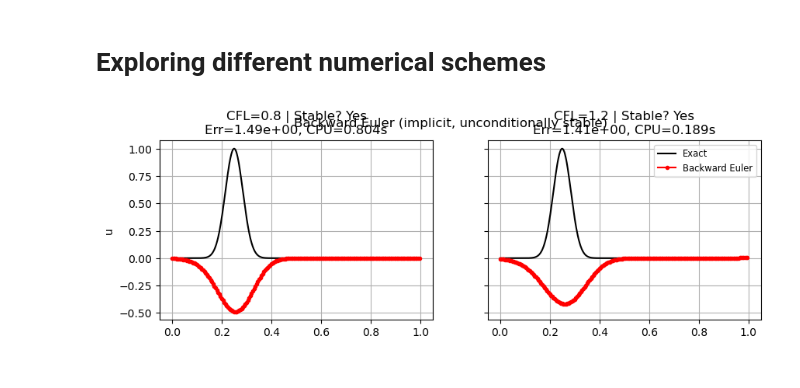
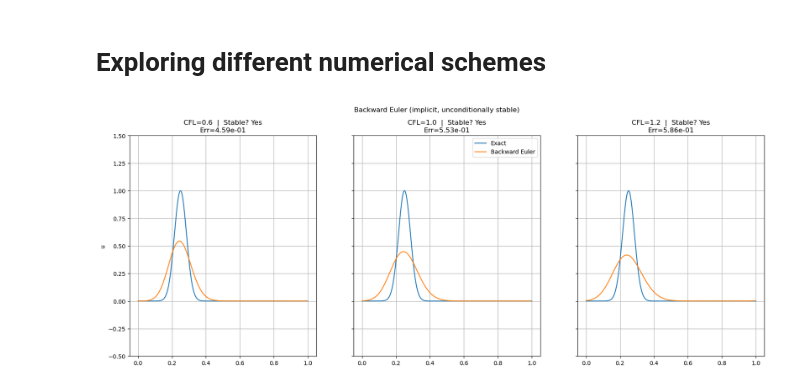
Before and after one commit to fredericstrand/INF205, a Jupyter notebook: project/explore.ipynb, the cells around one changed output. Saved outputs shown, nothing was run; the diff lists cells and outputs as text; code cells hidden in the pictures.

```diff
--- a/project/explore.ipynb
+++ b/project/explore.ipynb
@@ -1,54 +1,64 @@
 # %% [markdown]
 # Exploring different numerical schemes
 # %%
-# Cell 1: common imports & exact solution
 import numpy as np
 import matplotlib.pyplot as plt
 import time
+from scipy.sparse import diags
 
-a  = 1.0        # advection speed
-nx = 200        # grid points
-T  = 1.0        # final time
+a  = 1.0
+nx = 200
+T  = 1.0
 x  = np.linspace(0,1,nx,endpoint=False)
 def exact(a,T,x):
     return np.exp(-(((x - a*T)%1 - 0.25)/0.05)**2)
 
 t_ex = np.linspace(0,T,500)
 u_ex = exact(a,T,t_ex)
-CFLs = [0.8, 1.2]
+CFLs = [0.6, 1.0, 1.2]
 # %%
-# Cell 7: Backward Euler (implicit)
-def backward_euler(a,nx,cfl,T):
-    dx=1/nx; dt=cfl*dx/abs(a); nt=int(T/dt)
-    # Precompute matrix solve constants for u_t + a u_x=0 with centered flux:
+def backward_euler(a, x, cfl, T):
+    nx = x.size
+    dx = 1/nx
+    dt = cfl*dx/abs(a)
+    nt = int(T/dt)
+
     ν = a*dt/(2*dx)
-    # Tridiagonal:  u_j - ν*(u_{j+1}-u_{j-1}) = RHS
-    from scipy.sparse import diags
     N = nx
-    main = np.ones(N)
-    off  = np.full(N-1, -ν)
-    data = [off, main, ν*+np.zeros(N-1)]  # careful with signs
-    A    = diags([ν, main, -ν],[ -1,0,1 ], shape=(N,N)).tocsc()
-    # periodic:
-    A[0,-1] = -ν; A[-1,0] = ν
+    A = diags(
+        [
+            -ν*np.ones(N),
+             np.ones(N),
+             +ν*np.ones(N)
+        ],
+        offsets=[-1, 0, +1],
+        shape=(N, N),
+        format='lil'
+    )
+    A[0, -1] = -ν
+    A[-1, 0] = +ν
 
+    A = A.tocsc()
     u = np.exp(-((x-0.25)/0.05)**2)
+
     for _ in range(nt):
-        rhs = u.copy()
-        u = np.linalg.solve(A.toarray(), rhs)
+        u = np.linalg.solve(A.toarray(), u)
+
     return u
 
-fig,axes = plt.subplots(1,2,figsize=(10,3),sharey=True)
-for ax,cfl in zip(axes,CFLs):
-    t0=time.perf_counter(); u=backward_euler(a,nx,cfl,T); cpu=time.perf_counter()-t0
-    err=np.max(np.abs(u-exact(a,T,x)))
-    ax.plot(t_ex,u_ex,'k-',label='Exact')
-    ax.plot(x,u,'r.-',label='Backward Euler')
-    ax.set_title(f'CFL={cfl:.1f} | Stable? Yes\nErr={err:.2e}, CPU={cpu:.3f}s')
+fig, axes = plt.subplots(1, 3, figsize=(20, 7), sharey=True)
+for ax, cfl in zip(axes, CFLs):
+    u_num = backward_euler(a, x, cfl, T)
+    err = np.max(np.abs(u_num - exact(a, T, x)))
+
+    ax.plot(t_ex, u_ex, '-', label='Exact')
+    ax.plot(x,    u_num, '-', label='Backward Euler')
+    ax.set_title(f'CFL={cfl:.1f}  |  Stable? Yes\nErr={err:.2e}')
     ax.grid()
 axes[0].set_ylabel('u')
-axes[1].legend(loc='upper right',fontsize='small')
+axes[1].legend(loc='upper right')
+plt.ylim(-0.5, 1.5)
 plt.suptitle('Backward Euler (implicit, unconditionally stable)')
 plt.show()
 # %% [output]
-[figure, old version]
+[figure, new version]
```
Also changed, not shown: parts of 8 cells of this notebook.
